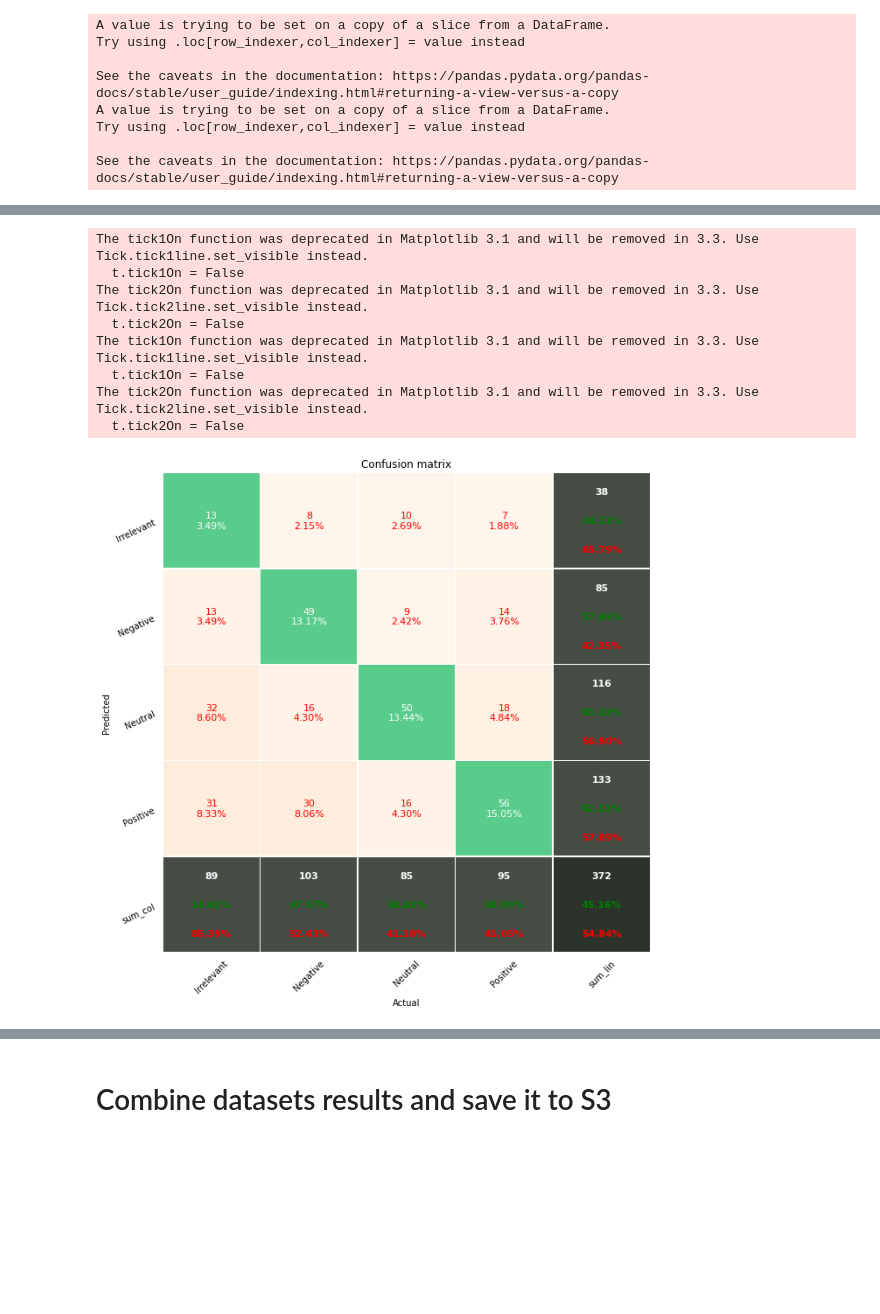
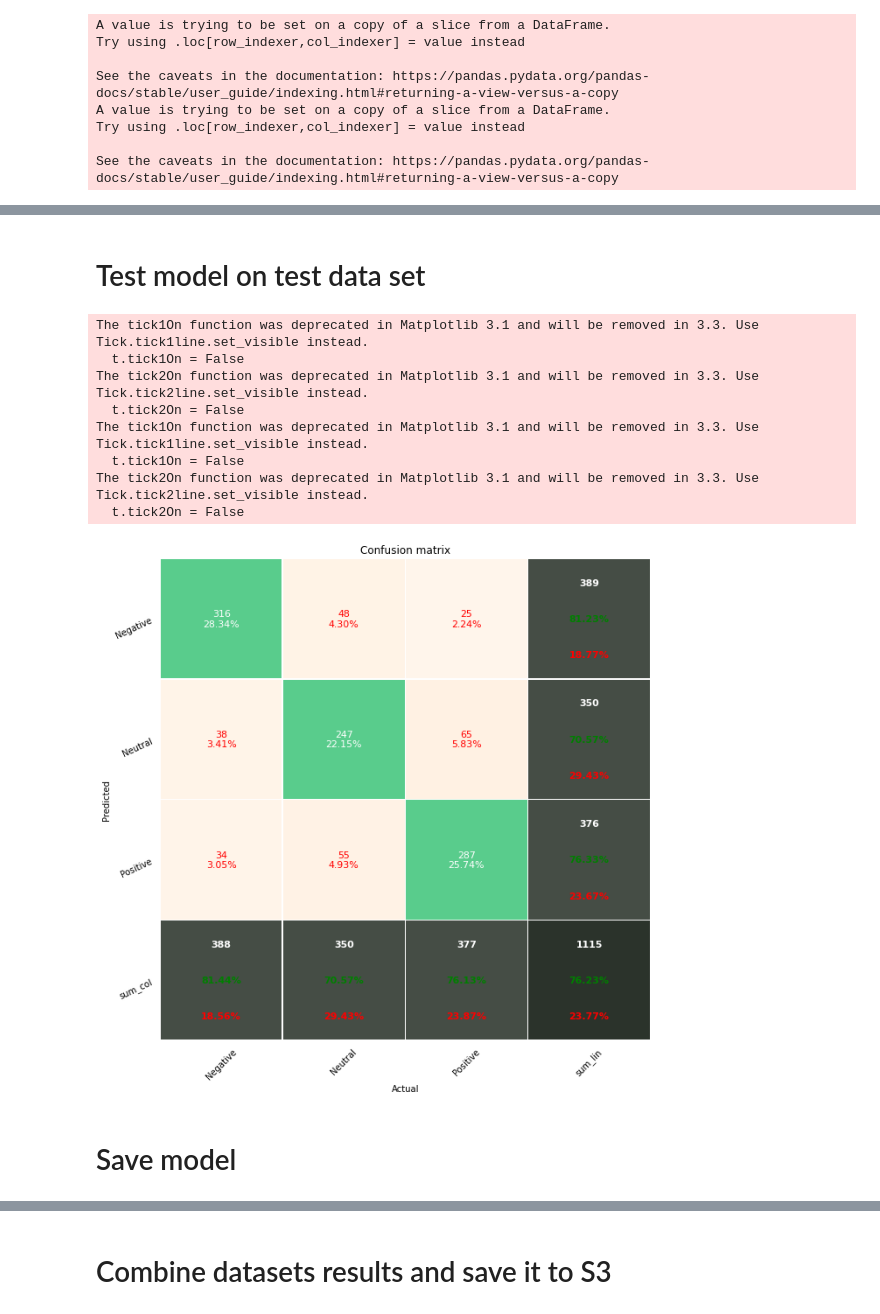
Before and after one commit to ConcurDataScience/ConcurMLWorkshop, a Jupyter notebook: 03_Model_Building/sentiment-classification-twitter.ipynb, the cells around one changed output, grey strips where cells are left out. Cells and saved outputs as stored; diff of their text form; code cells hidden in the pictures; blank space fills up the shorter version.

```diff
--- a/03_Model_Building/sentiment-classification-twitter.ipynb
+++ b/03_Model_Building/sentiment-classification-twitter.ipynb
@@ -196,8 +168,11 @@ df['tweet_text'] = df['tweet_text'].astype(str)
 # %%
-number_of_rows_each_class = 2000
+number_of_rows_each_class = 8000
 dfs_list = []
 for unique_sentiment in np.unique(df.sentiment):
-    df_sentiment = df[df.sentiment == unique_sentiment].sample(n=number_of_rows_each_class, random_state = 42)
+    df_sentiment = df[df.sentiment == unique_sentiment]
+    if df_sentiment.shape[0] > number_of_rows_each_class:
+        df_sentiment = df_sentiment.sample(n=number_of_rows_each_class, random_state = 42)
+
     dfs_list.append(df_sentiment)
 df = pd.concat(dfs_list)
 df = df.sample(frac=1, random_state = 42)
@@ -238 +215,14 @@ word_cloud((df[df.sentiment=='Positive'].tweet_text).str.cat(sep=' '))
+# %%
+# Assign each of the classes to a number as certain ML models doesn't accept strings
+class_to_index = {"Neutral":0, "Negative":1, "Positive": 2}
+
+#Creates a reverse dictionary
+index_to_class = dict((v,k) for k, v in class_to_index.items())
+
+#Creates lambda functions, applying the appropriate dictionary
+names_to_ids = lambda n: np.array([class_to_index.get(x) for x in n])
+ids_to_names = lambda n: np.array([index_to_class.get(x) for x in n])
+
+#Convert the "Sentiment" column into indexes
+df["sentiment_index"] = names_to_ids(df["sentiment"])
 # %% [markdown]
@@ -424,9 +464,9 @@ See the caveats in the documentation: https://pandas.pydata.org/pandas-docs/stab
 # %%
 keras_model = Sequential()
-embedding_vector_size = 16
-lstm_units = 20
+embedding_vector_size = 36
+lstm_units = 50
 keras_model.add(Embedding(max_words,embedding_vector_size,input_length=max_len))
-#keras_model.add(Bidirectional(LSTM(20, return_sequences=True)))
+keras_model.add(Bidirectional(LSTM(20, return_sequences=True)))
 keras_model.add(Bidirectional(LSTM(lstm_units)))
 keras_model.add(Dense(4, activation='softmax'))
 keras_model.compile(
@@ -443,5 +485,5 @@ y_test_keras = test_df['sentiment_index']
 keras_model.fit(
      X_train_keras, y_train_keras,
      validation_data=(X_test_keras, y_test_keras),
-     epochs=1)
+     epochs=3)
 # %% [output]
@@ -450,23 +497,27 @@ keras_model.fit(
+# %% [markdown]
+# Test model on test data set
 # %%
 #Generate predictions
 keras_predictions = np.argmax(keras_model.predict(test_texts_to_sequences), axis=1)
 
 #Assign labels to predictions and test data
 keras_prediction_labels = ids_to_names(keras_predictions)
 #y_test_labels = ids_to_names(y_test)
 
 from pretty_confusion_matrix import *
-pp_matrix_from_data(test_df['sentiment'], keras_prediction_labels, columns = ['Irrelevant','Negative', 'Neutral', 'Positive'])
+pp_matrix_from_data(test_df['sentiment'], keras_prediction_labels, columns = ['Negative', 'Neutral', 'Positive'])
 # %% [output]
 The tick1On function was deprecated in Matplotlib 3.1 and will be removed in 3.3. Use Tick.tick1line.set_visible instead.
   t.tick1On = False
 The tick2On function was deprecated in Matplotlib 3.1 and will be removed in 3.3. Use Tick.tick2line.set_visible instead.
   t.tick2On = False
 The tick1On function was deprecated in Matplotlib 3.1 and will be removed in 3.3. Use Tick.tick1line.set_visible instead.
   t.tick1On = False
 The tick2On function was deprecated in Matplotlib 3.1 and will be removed in 3.3. Use Tick.tick2line.set_visible instead.
   t.tick2On = False
-[figure, old version]
+[figure, new version]
+# %% [markdown]
+# Save model
 # %%
 save_model(keras_model, f'{current_path}/keras_model_files/', save_format='tf')
 # %% [output]
```
Also changed, not shown: parts of 57 cells of this notebook, 2 other files.
